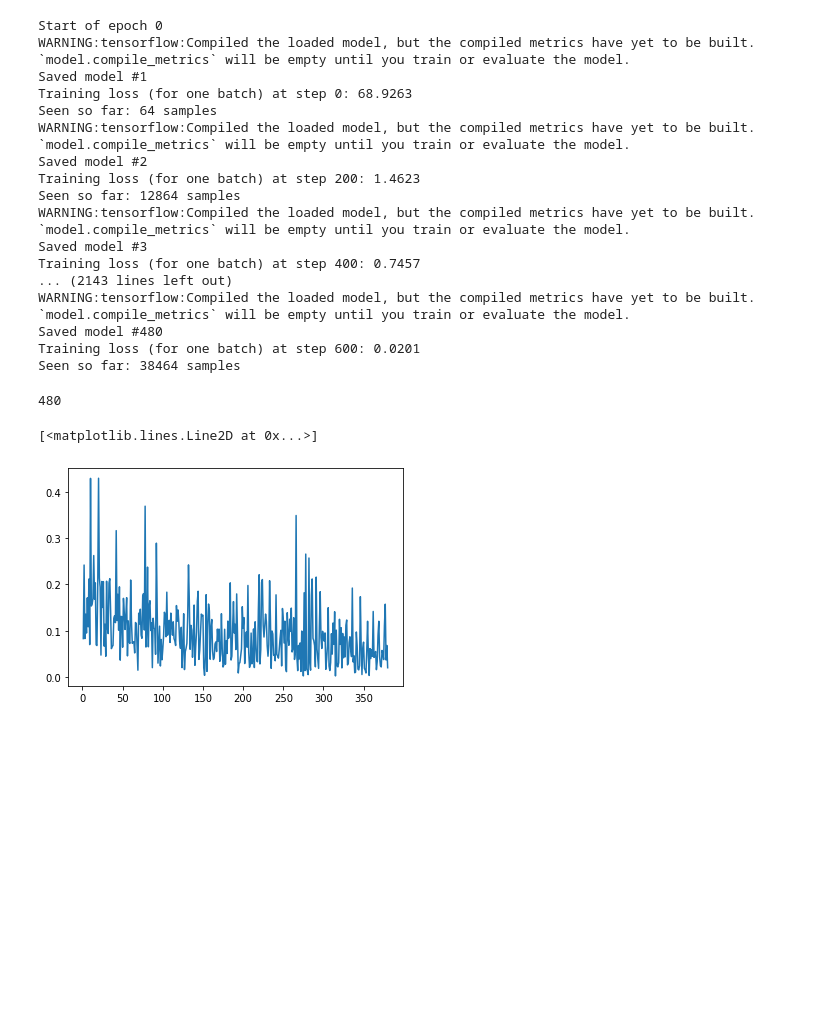
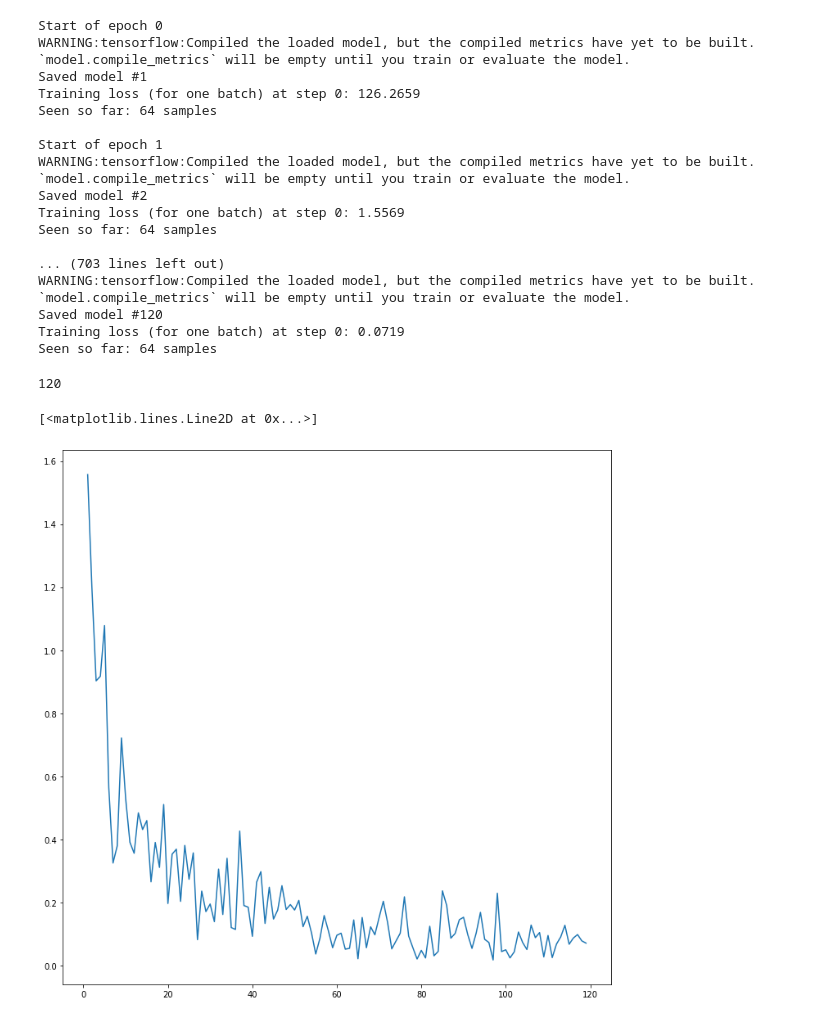
Before and after one commit to FeorgeGeorge/NetworkTopology, a Jupyter notebook: mnist/makeModelByFrame.ipynb, the cells around one changed output. Saved outputs shown, nothing was run; the diff lists cells and outputs as text; code cells hidden in the pictures; blank space fills up the shorter version.

Commit message:
mnist graphics update

```diff
--- a/mnist/makeModelByFrame.ipynb
+++ b/mnist/makeModelByFrame.ipynb
@@ -60,6 +55,12 @@ y_val = y_train[-10000:]
 x_train = x_train[:-10000]
 y_train = y_train[:-10000]
 
+# Cut the datasets
+cut = 4
+x_train = x_train[::cut]
+y_train = y_train[::cut]
+x_val, y_val = x_val[::cut], y_val[::cut]
+
 # Prepare the training dataset.
 train_dataset = tf.data.Dataset.from_tensor_slices((x_train, y_train))
 train_dataset = train_dataset.shuffle(buffer_size=1024).batch(batch_size)
@@ -105,11 +106,11 @@ for epoch in range(epochs):
         if step % rate == 0:
             count += 1
             grads_snapshot.append(grads)
-            model.save(model_name(series, 0, count))
+            model.save(model_name(series, cut, count))
             print(f"Saved model #{count}")
 
         # Log every 200 batches.
-        if step % 200 == 0:
+        if step % rate == 0:
             print(
                 "Training loss (for one batch) at step %d: %.4f"
                 % (step, float(loss_value))
@@ -120,29 +121,29 @@ for epoch in range(epochs):
 Start of epoch 0
 WARNING:tensorflow:Compiled the loaded model, but the compiled metrics have yet to be built. `model.compile_metrics` will be empty until you train or evaluate the model.
 Saved model #1
-Training loss (for one batch) at step 0: 68.9263
+Training loss (for one batch) at step 0: 126.2659
 Seen so far: 64 samples
+
+Start of epoch 1
 WARNING:tensorflow:Compiled the loaded model, but the compiled metrics have yet to be built. `model.compile_metrics` will be empty until you train or evaluate the model.
 Saved model #2
-Training loss (for one batch) at step 200: 1.4623
-Seen so far: 12864 samples
+Training loss (for one batch) at step 0: 1.5569
+Seen so far: 64 samples
+
+... (703 lines left out)
 WARNING:tensorflow:Compiled the loaded model, but the compiled metrics have yet to be built. `model.compile_metrics` will be empty until you train or evaluate the model.
-Saved model #3
-Training loss (for one batch) at step 400: 0.7457
-... (2143 lines left out)
-WARNING:tensorflow:Compiled the loaded model, but the compiled metrics have yet to be built. `model.compile_metrics` will be empty until you train or evaluate the model.
-Saved model #480
-Training loss (for one batch) at step 600: 0.0201
-Seen so far: 38464 samples
+Saved model #120
+Training loss (for one batch) at step 0: 0.0719
+Seen so far: 64 samples
 # %%
 count
 # %% [output]
-480
+120
 # %%
 import matplotlib.pyplot as plt
-
-y = losses[100:]
+plt.figure(figsize=(12,12))
+y = losses[1:]
 plt.plot(list(range(1, len(y)+1)), y)
 # %% [output]
 [<matplotlib.lines.Line2D at 0x...>]
-[figure, old version]
+[figure, new version]
```
Also changed, not shown: parts of 2 cells of this notebook, 1 other file.
